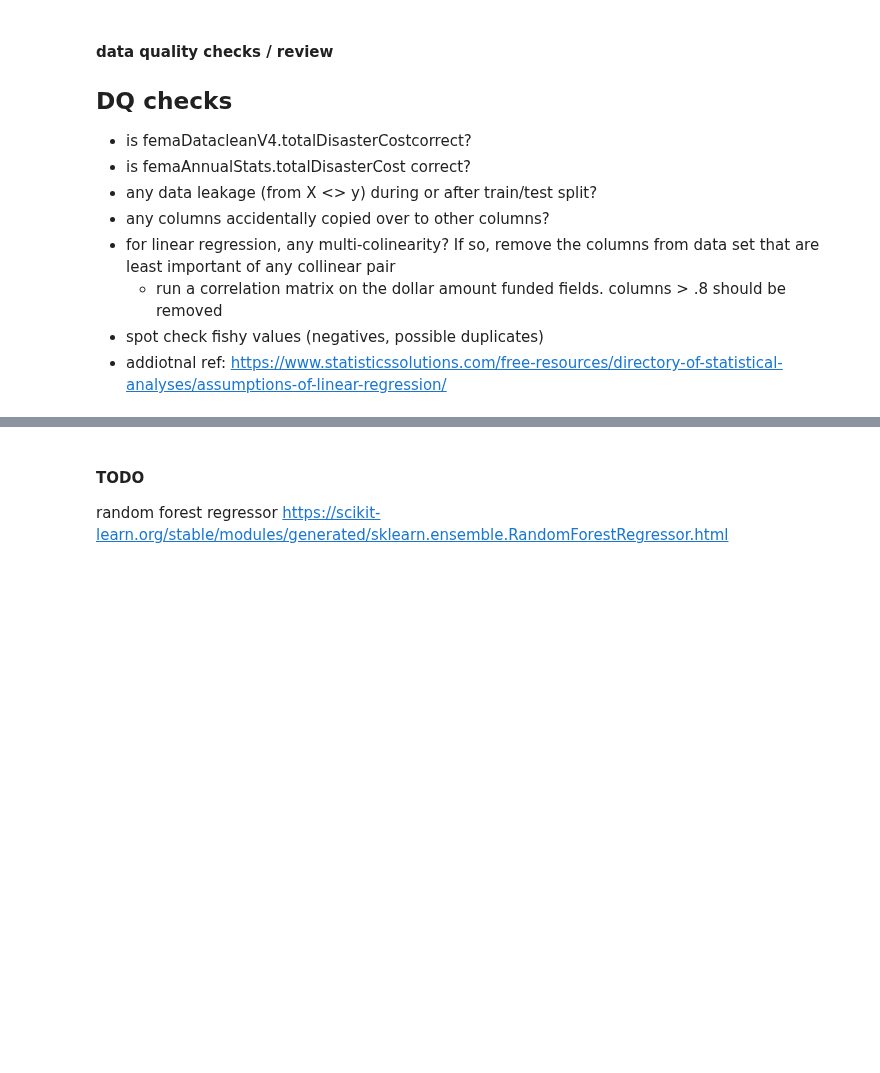
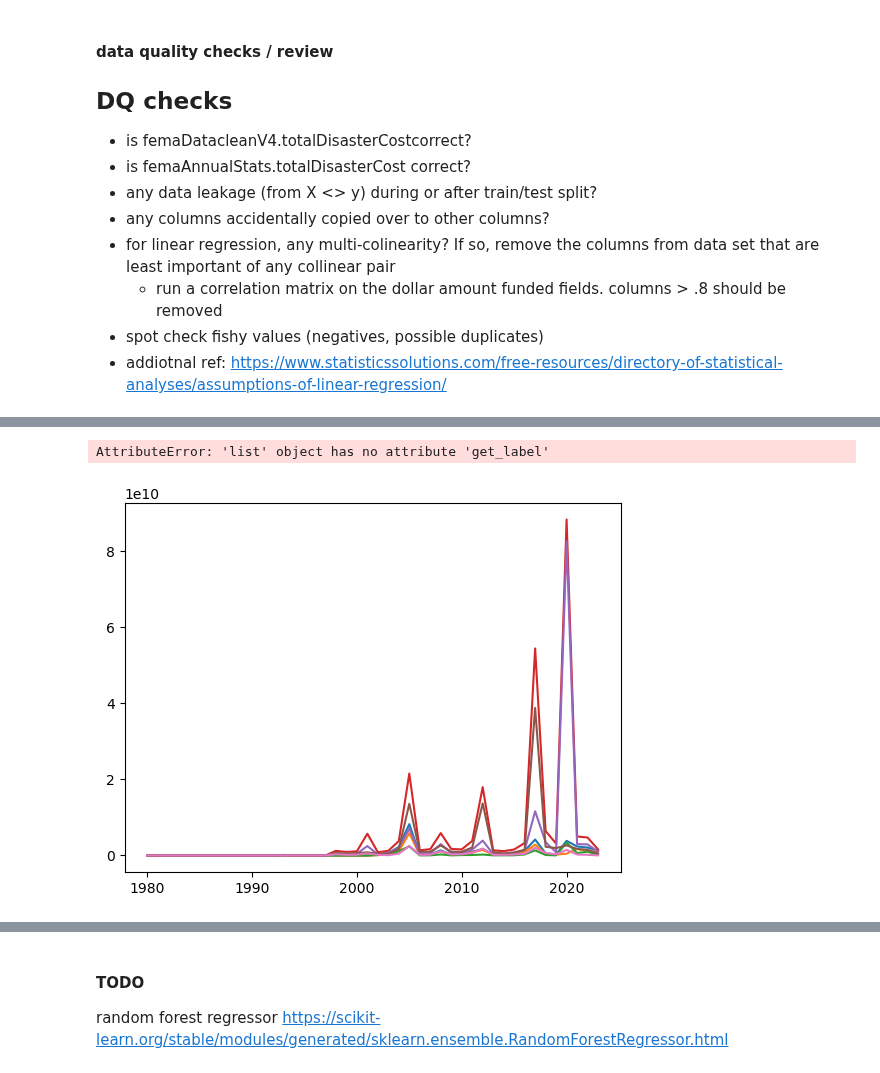
Before and after one commit to mdgarber/FEMADisasterCostForecasting, a Jupyter notebook: femadisastercostforecasting/notebooks/FEMA-Modeling.ipynb, the cells around one changed output, grey strips where cells are left out. Saved outputs shown, nothing was run; the diff lists cells and outputs as text; code cells hidden in the pictures; blank space fills up the shorter version.

```diff
--- a/femadisastercostforecasting/notebooks/FEMA-Modeling.ipynb
+++ b/femadisastercostforecasting/notebooks/FEMA-Modeling.ipynb
@@ -448,0 +454,13 @@ for row in femaDataCleanV4[['totalAmountIhpApproved', 'totalAmountHaApproved', '
+# %%
+plt.plot(femaAnnualStats['totalAmountIhpApproved'])
+plt.plot(femaAnnualStats['totalAmountHaApproved'])
+plt.plot(femaAnnualStats['totalAmountOnaApproved'])
+plt.plot(femaAnnualStats['totalObligatedAmountPa'])
+plt.plot(femaAnnualStats['totalObligatedAmountCatAb'])
+plt.plot(femaAnnualStats['totalObligatedAmountCatC2g'])
+plt.plot(femaAnnualStats['totalObligatedAmountHmgp'])
+plt.legend(handles=[fundAmountCols])
+plt.show()
+# %% [output]
+AttributeError: 'list' object has no attribute 'get_label'
+[figure, added]
```
Also changed, not shown: parts of 12 cells of this notebook.
